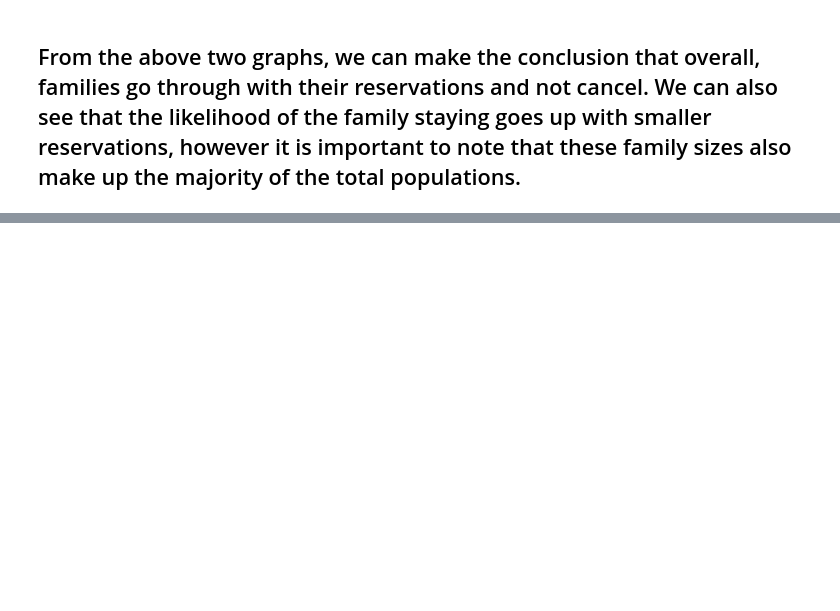
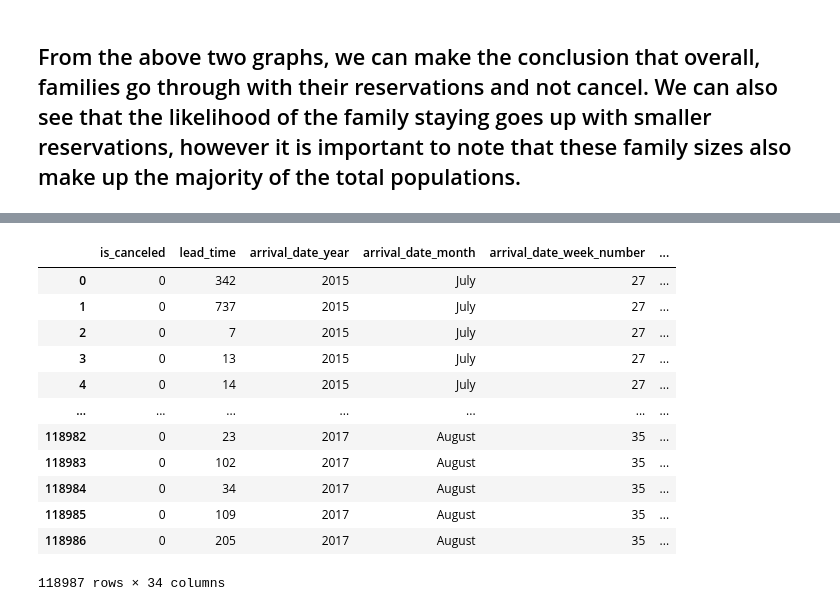
Before and after one commit to sgupta40/HotelBooking, a Jupyter notebook: HotelBooking.ipynb, the cells around one changed output, grey strips where cells are left out. Saved outputs shown, nothing was run; the diff lists cells and outputs as text; code cells hidden in the pictures; blank space fills up the shorter version.

```diff
--- a/HotelBooking.ipynb
+++ b/HotelBooking.ipynb
@@ -289,0 +314,34 @@ plt.show()
+# %%
+#Getting Dummy data for Hotel to allow for logistic regression
+dummies_hotel = pd.get_dummies(hotelData["hotel"])
+dummies_arrivalDateMonth = pd.get_dummies(hotelData["arrival_date_month"])
+dummies_customerType = pd.get_dummies(hotelData["customer_type"])
+dummies_reservationStatus = pd.get_dummies(hotelData["reservation_status"])
+dummies_meal = pd.get_dummies(hotelData["meal"])
+dummies_country = pd.get_dummies(hotelData["country"])
+dummies_marketSement = pd.get_dummies(hotelData["market_segment"])
+dummies_distributionChannel = pd.get_dummies(hotelData["distribution_channel"])
+dummies_reservedRoomType = pd.get_dummies(hotelData["reserved_room_type"])
+dummies_reservationStatusDate = pd.get_dummies(hotelData["reservation_status_date"])
+dummies_assignedRoomType = pd.get_dummies(hotelData["assigned_room_type"])
+dummies_depositType = pd.get_dummies(hotelData["deposit_type"])
+# %%
+hotelData_copy = hotelData #Keeping backup of hotel data
+hotelData = pd.concat([hotelData, dummies_hotel, dummies_arrivalDateMonth, dummies_customerType, dummies_reservationStatus, dummies_meal, dummies_country, dummies_marketSement,
+                       dummies_distributionChannel, dummies_reservedRoomType, dummies_reservationStatusDate, dummies_assignedRoomType, dummies_depositType], axis='columns')
+# %%
+hotelData.drop(columns = ["hotel"])
+# %% [output]
+|  | is_canceled | lead_time | arrival_date_year | arrival_date_month | arrival_date_week_number | ... |
+| 0 | 0 | 342 | 2015 | July | 27 | ... |
+| 1 | 0 | 737 | 2015 | July | 27 | ... |
+| 2 | 0 | 7 | 2015 | July | 27 | ... |
+| 3 | 0 | 13 | 2015 | July | 27 | ... |
+| 4 | 0 | 14 | 2015 | July | 27 | ... |
+| ... | ... | ... | ... | ... | ... | ... |
+| 118982 | 0 | 23 | 2017 | August | 35 | ... |
+| 118983 | 0 | 102 | 2017 | August | 35 | ... |
+| 118984 | 0 | 34 | 2017 | August | 35 | ... |
+| 118985 | 0 | 109 | 2017 | August | 35 | ... |
+| 118986 | 0 | 205 | 2017 | August | 35 | ... |
+118987 rows × 34 columns
```
Also changed, not shown: parts of 8 cells of this notebook.
